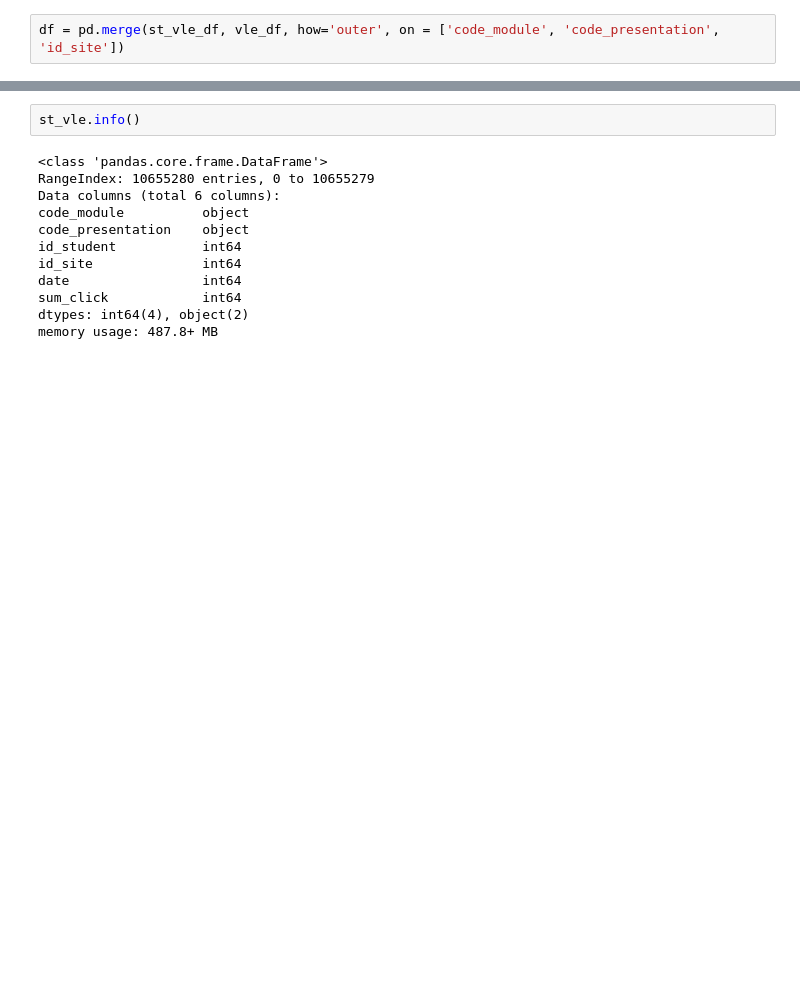
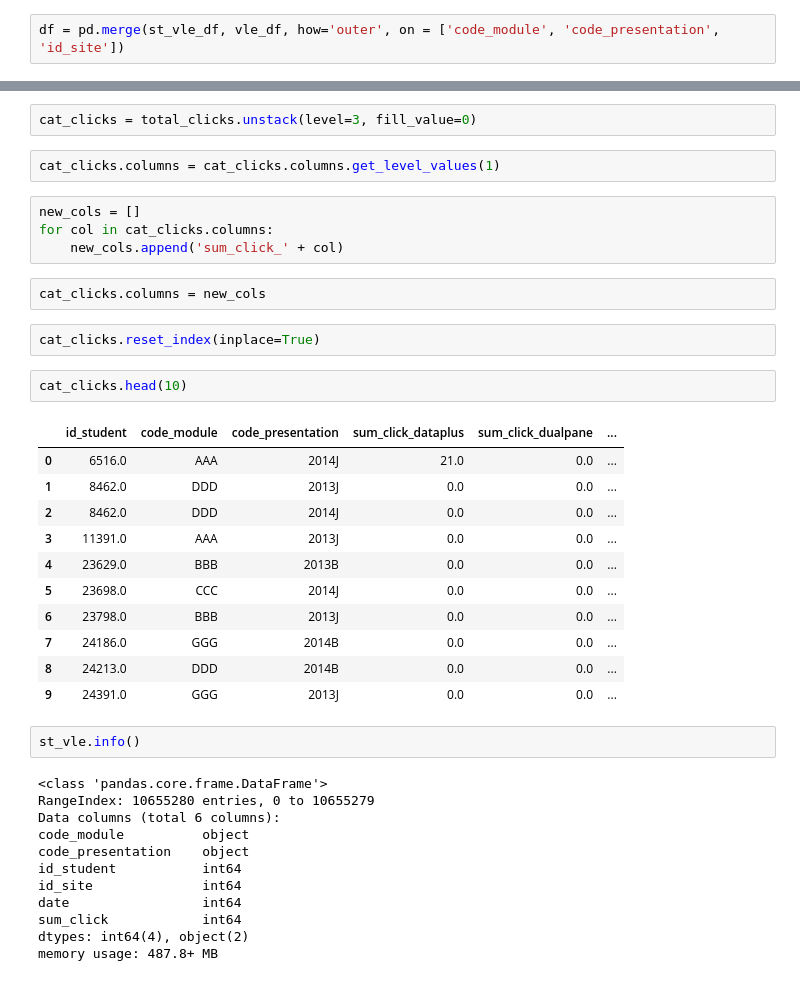
Before and after one commit to jeremymiller00/Predicting-Success-in-Online-Education, a Jupyter notebook: notebooks/exploring_student_vle.ipynb, the cells around one changed output, grey strips where cells are left out. Saved outputs shown, nothing was run; the diff lists cells and outputs as text; blank space fills up the shorter version.

```diff
--- a/notebooks/exploring_student_vle.ipynb
+++ b/notebooks/exploring_student_vle.ipynb
@@ -39,3 +86,29 @@ memory usage: 812.9+ MB
+# %%
+cat_clicks = total_clicks.unstack(level=3, fill_value=0)
+# %%
+cat_clicks.columns = cat_clicks.columns.get_level_values(1)
+# %%
+new_cols = []
+for col in cat_clicks.columns:
+    new_cols.append('sum_click_' + col)
+# %%
+cat_clicks.columns = new_cols
+# %%
+cat_clicks.reset_index(inplace=True)
+# %%
+cat_clicks.head(10)
+# %% [output]
+|  | id_student | code_module | code_presentation | sum_click_dataplus | sum_click_dualpane | ... |
+| 0 | 6516.0 | AAA | 2014J | 21.0 | 0.0 | ... |
+| 1 | 8462.0 | DDD | 2013J | 0.0 | 0.0 | ... |
+| 2 | 8462.0 | DDD | 2014J | 0.0 | 0.0 | ... |
+| 3 | 11391.0 | AAA | 2013J | 0.0 | 0.0 | ... |
+| 4 | 23629.0 | BBB | 2013B | 0.0 | 0.0 | ... |
+| 5 | 23698.0 | CCC | 2014J | 0.0 | 0.0 | ... |
+| 6 | 23798.0 | BBB | 2013J | 0.0 | 0.0 | ... |
+| 7 | 24186.0 | GGG | 2014B | 0.0 | 0.0 | ... |
+| 8 | 24213.0 | DDD | 2014B | 0.0 | 0.0 | ... |
+| 9 | 24391.0 | GGG | 2013J | 0.0 | 0.0 | ... |
 # %%
 st_vle.info()
 # %% [output]
```
Also changed, not shown: parts of 8 cells of this notebook, 7 other files.
